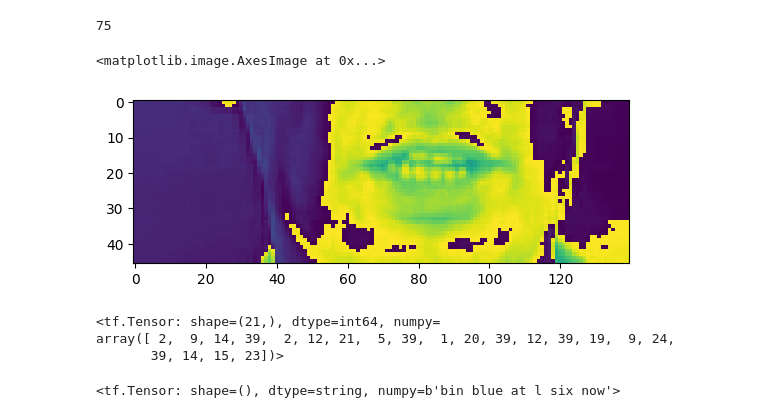
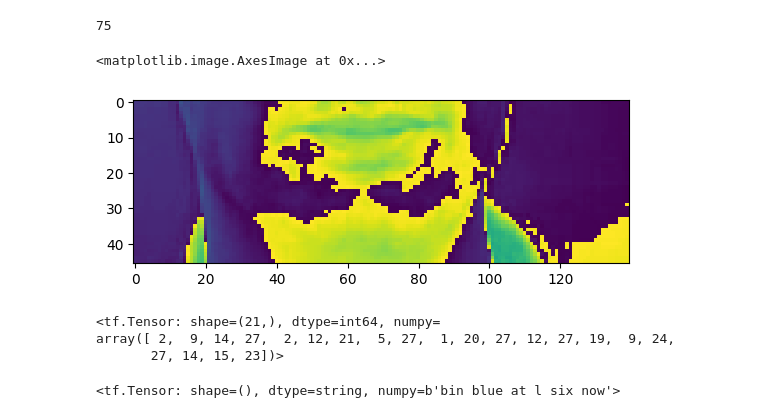
Before and after one commit to liazylee/lip_reading, a Jupyter notebook: src/lipNet/LipNet.ipynb, the cells around one changed output. Drawn from its saved outputs; the diff is of its cells as text; code cells hidden in the pictures.

```diff
--- a/src/lipNet/LipNet.ipynb
+++ b/src/lipNet/LipNet.ipynb
@@ -82,7 +93,8 @@ def generate_video_dict(path:str) -> dict[str:List[float]]:
             for _ in range(int(cap.get(cv2.CAP_PROP_FRAME_COUNT))):
                 ret, frame = cap.read()
                 frame = tf.image.rgb_to_grayscale(frame)
-                frames.append(frame[190:236,80:220,:])
+                # frames.append(frame[190:236,80:220,:]) # s1
+                frames.append(frame[200:246,100:240,:]) # s10
             cap.release()
             mean = tf.math.reduce_mean(frames)
             std = tf.math.reduce_std(tf.cast(frames, tf.float16))
@@ -124,17 +136,17 @@ def load_video(path:str) -> List[float]:
     for _ in range(int(cap.get(cv2.CAP_PROP_FRAME_COUNT))):
         ret, frame = cap.read()
         frame = tf.image.rgb_to_grayscale(frame)
-        frames.append(frame[190:236,80:220,:])
+        frames.append(frame[190:236,80:220,:]) # s1
+        # frames.append(frame[200:246,100:240,:]) # s10
     cap.release()  # close the video file
 
     mean = tf.math.reduce_mean(frames)  # compute the mean
     std = tf.math.reduce_std(tf.cast(frames, tf.float32)) # compute the standard deviation
     return tf.cast((frames - mean), tf.float32) / std # normalize to zero mean and unit variance
-video_dict=None
 # %%
 import sys
 
-video_dict = generate_video_dict('./data/s10')
+video_dict = generate_video_dict('./data/s1')
 print(len(video_dict))
 # print memory in video_dict
 dict_size = sys.getsizeof(video_dict)
@@ -255,16 +265,16 @@ print(len(frames))
 # %% [output]
 75
 # %%
-plt.imshow(frames[40])
+plt.imshow(frames[5])
 # %% [output]
 <matplotlib.image.AxesImage at 0x...>
-[figure, old version]
+[figure, new version]
 # %%
 alignments
 # %% [output]
 <tf.Tensor: shape=(21,), dtype=int64, numpy=
-array([ 2,  9, 14, 39,  2, 12, 21,  5, 39,  1, 20, 39, 12, 39, 19,  9, 24,
-       39, 14, 15, 23])>
+array([ 2,  9, 14, 27,  2, 12, 21,  5, 27,  1, 20, 27, 12, 27, 19,  9, 24,
+       27, 14, 15, 23])>
 # %%
 tf.strings.reduce_join([bytes.decode(x) for x in num_to_char(alignments.numpy()).numpy()])
 # %% [output]
```
Also changed, not shown: parts of 18 cells of this notebook, 4 other files.
